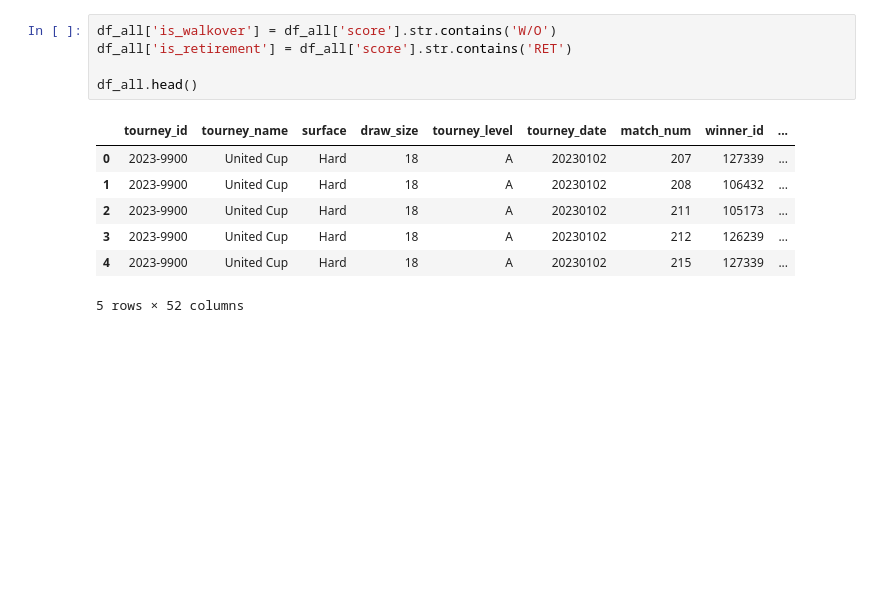
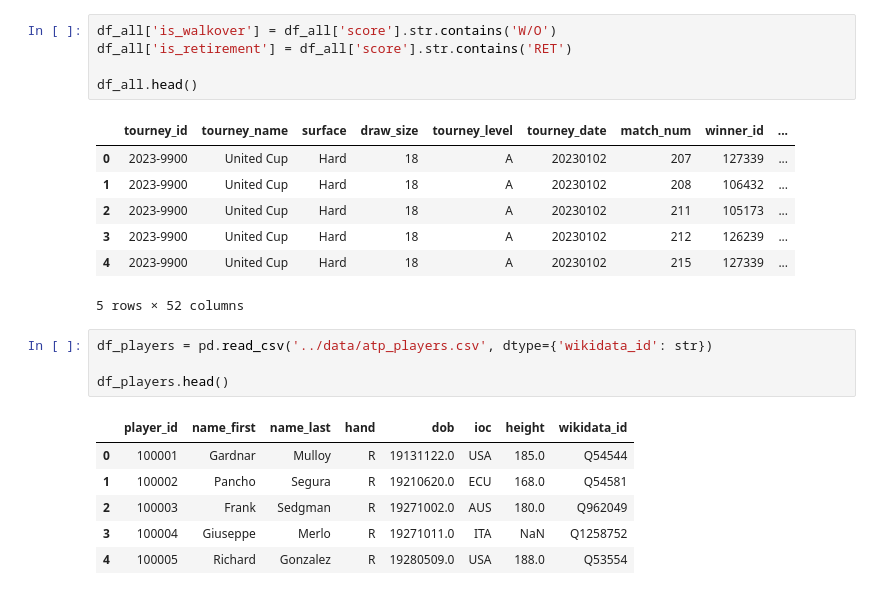
Before and after one commit to AfonsoGeraldo/tennis-stats-api, a Jupyter notebook: notebooks/01_exploration.ipynb, the cells around one changed output. Saved outputs shown, nothing was run; the diff lists cells and outputs as text; blank space fills up the shorter version.

```diff
--- a/notebooks/01_exploration.ipynb
+++ b/notebooks/01_exploration.ipynb
@@ -103,3 +103,14 @@ df_all.head()
 | 3 | 2023-9900 | United Cup | Hard | 18 | A | 20230102 | 212 | 126239 | ... |
 | 4 | 2023-9900 | United Cup | Hard | 18 | A | 20230102 | 215 | 127339 | ... |
 5 rows × 52 columns
+# %%
+df_players = pd.read_csv('../data/atp_players.csv', dtype={'wikidata_id': str})
+
+df_players.head()
+# %% [output]
+|  | player_id | name_first | name_last | hand | dob | ioc | height | wikidata_id |
+| 0 | 100001 | Gardnar | Mulloy | R | 19131122.0 | USA | 185.0 | Q54544 |
+| 1 | 100002 | Pancho | Segura | R | 19210620.0 | ECU | 168.0 | Q54581 |
+| 2 | 100003 | Frank | Sedgman | R | 19271002.0 | AUS | 180.0 | Q962049 |
+| 3 | 100004 | Giuseppe | Merlo | R | 19271011.0 | ITA | NaN | Q1258752 |
+| 4 | 100005 | Richard | Gonzalez | R | 19280509.0 | USA | 188.0 | Q53554 |
```
Also changed, not shown: 3 other files.
